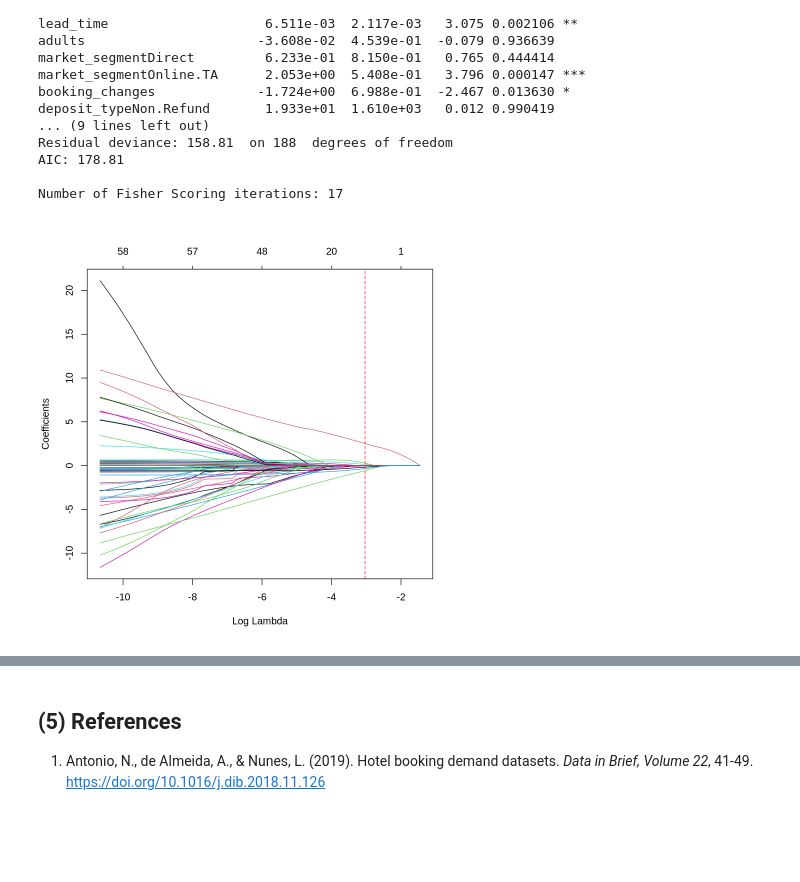
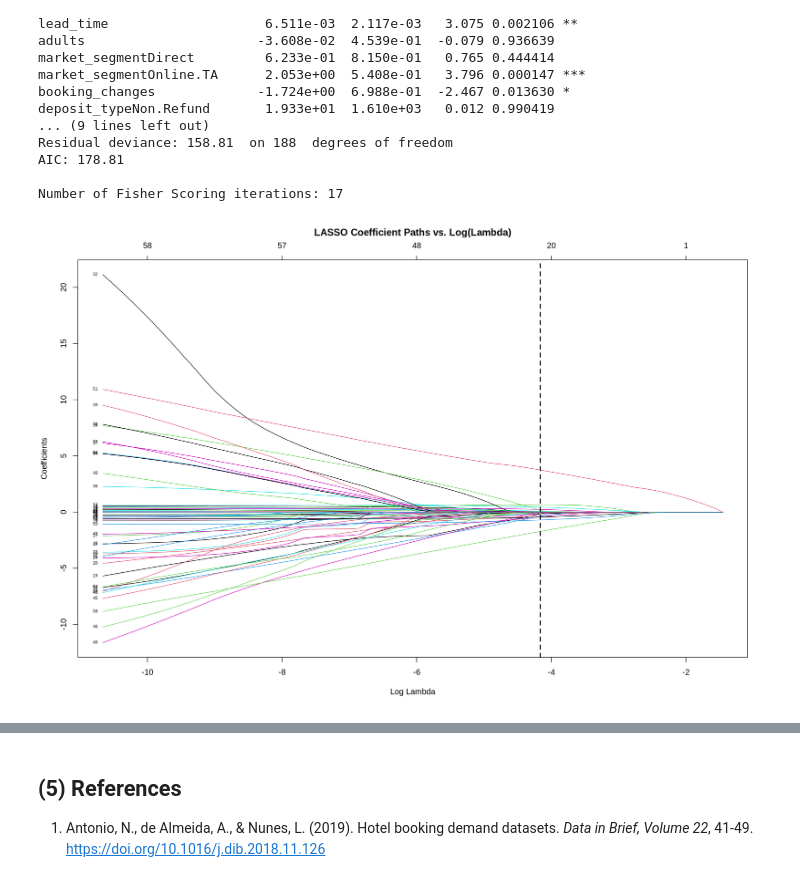
Before and after one commit to karenzli/stat301-final-project, a Jupyter notebook: final_report.ipynb, the cells around one changed output, grey strips where cells are left out. Saved outputs shown, nothing was run; the diff lists cells and outputs as text; code cells hidden in the pictures; blank space fills up the shorter version.

```diff
--- a/final_report.ipynb
+++ b/final_report.ipynb
@@ -273,7 +277,14 @@ AIC: 178.81
 
 Number of Fisher Scoring iterations: 17
 # %%
-plot(lasso_fit$glmnet.fit, xvar = "lambda")
-abline(v = log(lasso_fit$lambda.1se), col = "red", lty = 2)
+options(repr.plot.width = 15, repr.plot.height = 10)
+
+# Coefficient values shrink as the LASSO penalty (Log Lambda) increases
+plot(lasso_fit$glmnet.fit, xvar = "lambda", label = TRUE)
+
+# Add a vertical dashed line to show '1se' penalty model
+abline(v = log(best_lambda), col = "black", lty = 2, lwd = 2)
+
+title("LASSO Coefficient Paths vs. Log(Lambda)", line = 2.5)
 # %% [output]
-[figure, old version]
+[figure, new version]
```
Also changed, not shown: parts of 6 cells of this notebook.
